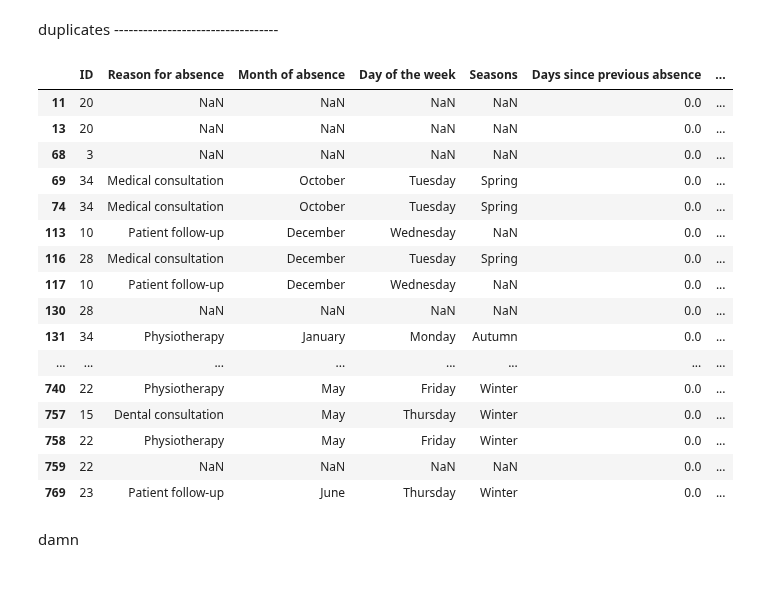
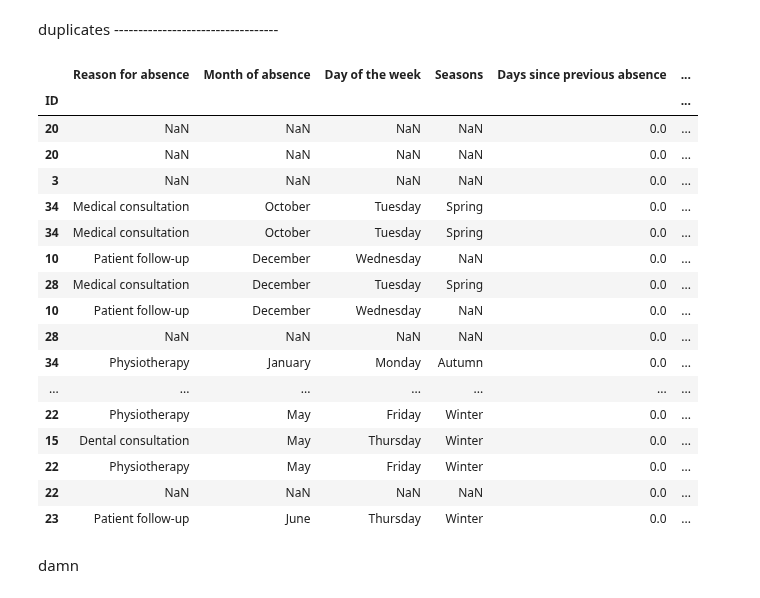
Before and after one commit to Pinky-Tie/reasons_for_absenteeism, a Jupyter notebook: eda/ma_inicial.ipynb, the cells around one changed output. Saved outputs shown, nothing was run; the diff lists cells and outputs as text; code cells hidden in the pictures.

```diff
--- a/eda/ma_inicial.ipynb
+++ b/eda/ma_inicial.ipynb
@@ -212,24 +249,25 @@ most frequent reason for absence is medical consultation
 # %% [markdown]
 duplicates ----------------------------------
 # %%
-data[data.duplicated(keep=False)]
+abs[abs.duplicated(keep=False)]
 # %% [output]
-|  | ID | Reason for absence | Month of absence | Day of the week | Seasons | Days since previous absence | ... |
-| 11 | 20 | NaN | NaN | NaN | NaN | 0.0 | ... |
-| 13 | 20 | NaN | NaN | NaN | NaN | 0.0 | ... |
-| 68 | 3 | NaN | NaN | NaN | NaN | 0.0 | ... |
-| 69 | 34 | Medical consultation | October | Tuesday | Spring | 0.0 | ... |
-| 74 | 34 | Medical consultation | October | Tuesday | Spring | 0.0 | ... |
-| 113 | 10 | Patient follow-up | December | Wednesday | NaN | 0.0 | ... |
-| 116 | 28 | Medical consultation | December | Tuesday | Spring | 0.0 | ... |
-| 117 | 10 | Patient follow-up | December | Wednesday | NaN | 0.0 | ... |
-| 130 | 28 | NaN | NaN | NaN | NaN | 0.0 | ... |
-| 131 | 34 | Physiotherapy | January | Monday | Autumn | 0.0 | ... |
-| ... | ... | ... | ... | ... | ... | ... | ... |
-| 740 | 22 | Physiotherapy | May | Friday | Winter | 0.0 | ... |
-| 757 | 15 | Dental consultation | May | Thursday | Winter | 0.0 | ... |
-| 758 | 22 | Physiotherapy | May | Friday | Winter | 0.0 | ... |
-| 759 | 22 | NaN | NaN | NaN | NaN | 0.0 | ... |
-| 769 | 23 | Patient follow-up | June | Thursday | Winter | 0.0 | ... |
+|  | Reason for absence | Month of absence | Day of the week | Seasons | Days since previous absence | ... |
+| ID |  |  |  |  |  | ... |
+| 20 | NaN | NaN | NaN | NaN | 0.0 | ... |
+| 20 | NaN | NaN | NaN | NaN | 0.0 | ... |
+| 3 | NaN | NaN | NaN | NaN | 0.0 | ... |
+| 34 | Medical consultation | October | Tuesday | Spring | 0.0 | ... |
+| 34 | Medical consultation | October | Tuesday | Spring | 0.0 | ... |
+| 10 | Patient follow-up | December | Wednesday | NaN | 0.0 | ... |
+| 28 | Medical consultation | December | Tuesday | Spring | 0.0 | ... |
+| 10 | Patient follow-up | December | Wednesday | NaN | 0.0 | ... |
+| 28 | NaN | NaN | NaN | NaN | 0.0 | ... |
+| 34 | Physiotherapy | January | Monday | Autumn | 0.0 | ... |
+| ... | ... | ... | ... | ... | ... | ... |
+| 22 | Physiotherapy | May | Friday | Winter | 0.0 | ... |
+| 15 | Dental consultation | May | Thursday | Winter | 0.0 | ... |
+| 22 | Physiotherapy | May | Friday | Winter | 0.0 | ... |
+| 22 | NaN | NaN | NaN | NaN | 0.0 | ... |
+| 23 | Patient follow-up | June | Thursday | Winter | 0.0 | ... |
 # %% [markdown]
 damn
```
Also changed, not shown: parts of 11 cells of this notebook, 1 other file.
